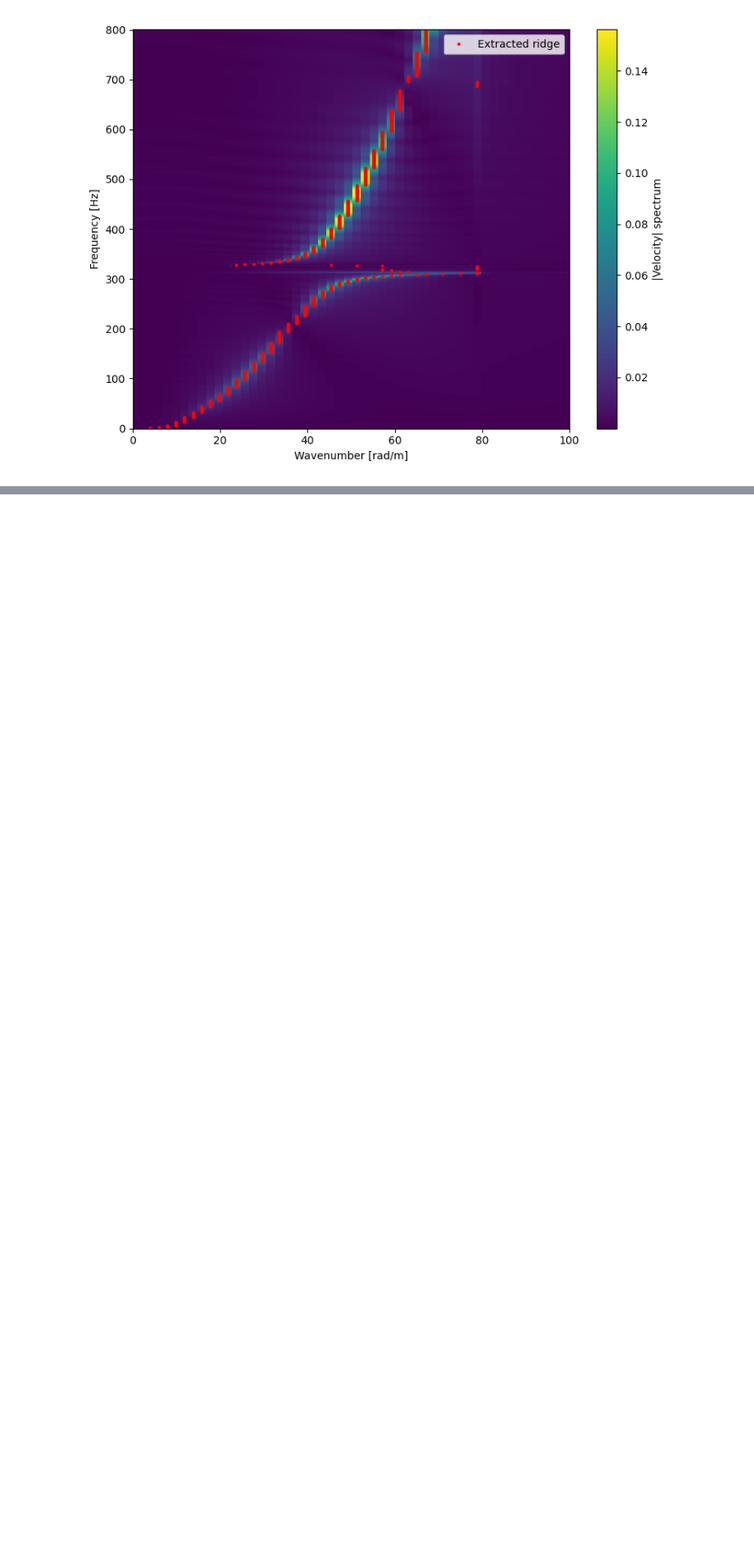
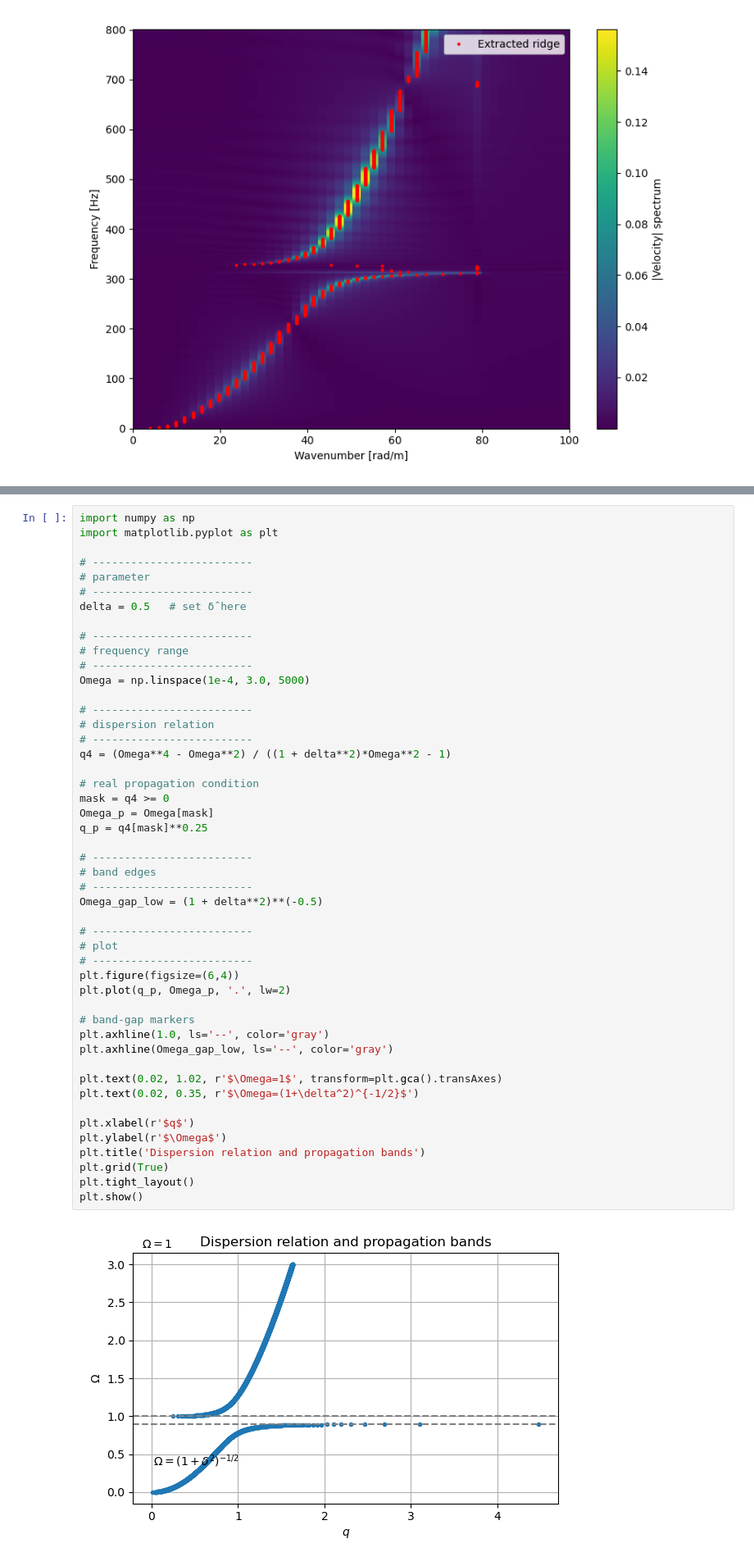
Before and after one commit to nimaet/Modeling, a Jupyter notebook: tasks/soliton/dispersion1.ipynb, the cells around one changed output, grey strips where cells are left out. Shown at 82% size. Drawn from its saved outputs; the diff is of its cells as text; blank space fills up the shorter version.

Commit message:
Envelopt soliton perturbation solution- dimensionless parameters addes

```diff
--- a/tasks/soliton/dispersion1.ipynb
+++ b/tasks/soliton/dispersion1.ipynb
@@ -223,0 +297,50 @@ plt.show()
+# %%
+import numpy as np
+import matplotlib.pyplot as plt
+
+# -------------------------
+# parameter
+# -------------------------
+delta = 0.5   # set δ̂ here
+
+# -------------------------
+# frequency range
+# -------------------------
+Omega = np.linspace(1e-4, 3.0, 5000)
+
+# -------------------------
+# dispersion relation
+# -------------------------
+q4 = (Omega**4 - Omega**2) / ((1 + delta**2)*Omega**2 - 1)
+
+# real propagation condition
+mask = q4 >= 0
+Omega_p = Omega[mask]
+q_p = q4[mask]**0.25
+
+# -------------------------
+# band edges
+# -------------------------
+Omega_gap_low = (1 + delta**2)**(-0.5)
+
+# -------------------------
+# plot
+# -------------------------
+plt.figure(figsize=(6,4))
+plt.plot(q_p, Omega_p, '.', lw=2)
+
+# band-gap markers
+plt.axhline(1.0, ls='--', color='gray')
+plt.axhline(Omega_gap_low, ls='--', color='gray')
+
+plt.text(0.02, 1.02, r'$\Omega=1$', transform=plt.gca().transAxes)
+plt.text(0.02, 0.35, r'$\Omega=(1+\delta^2)^{-1/2}$')
+
+plt.xlabel(r'$q$')
+plt.ylabel(r'$\Omega$')
+plt.title('Dispersion relation and propagation bands')
+plt.grid(True)
+plt.tight_layout()
+plt.show()
+# %% [output]
+[figure, added]
```
Also changed, not shown: parts of 8 cells of this notebook, 1 other file.
